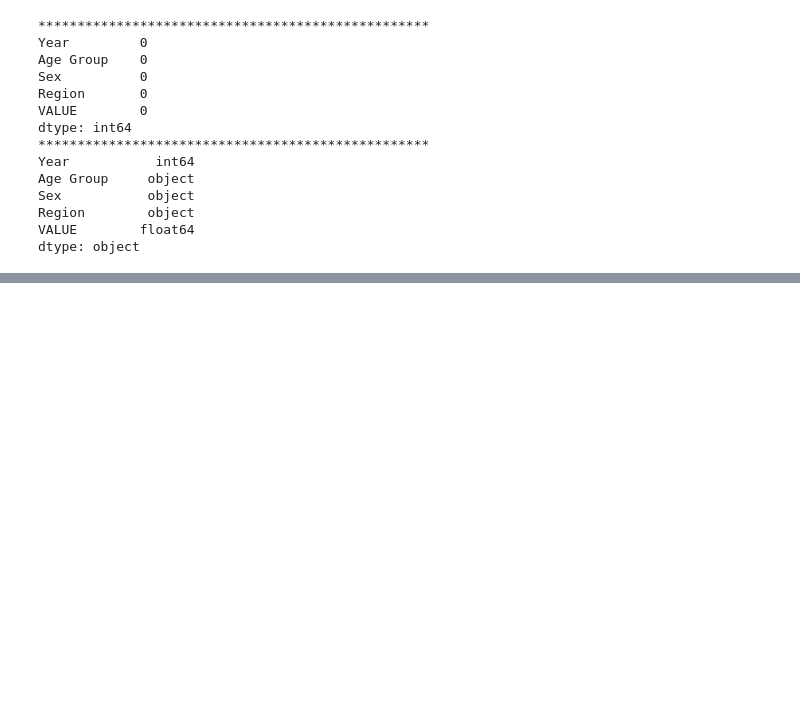
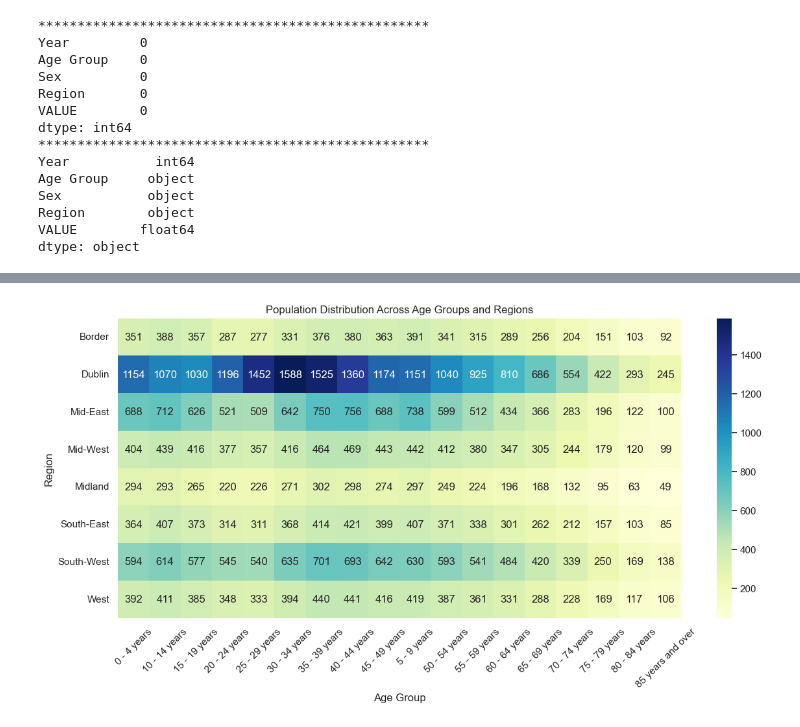
Before and after one commit to waseemmm737/Estimated_Population, a Jupyter notebook: main.ipynb, the cells around one changed output, grey strips where cells are left out. Saved outputs shown, nothing was run; the diff lists cells and outputs as text; code cells hidden in the pictures; blank space fills up the shorter version.

```diff
--- a/main.ipynb
+++ b/main.ipynb
@@ -331,0 +394,14 @@ dtype: object
+# %%
+# Preparing data for the heatmap
+heatmap_data = data.groupby(['Region', 'Age Group'])['VALUE'].sum().unstack()
+
+# Creating the heatmap
+plt.figure(figsize=(14, 6))
+sns.heatmap(heatmap_data, annot=True, cmap="YlGnBu", fmt=".0f")
+plt.title('Population Distribution Across Age Groups and Regions')
+plt.xlabel('Age Group')
+plt.ylabel('Region')
+plt.xticks(rotation=45)
+plt.show()
+# %% [output]
+[figure, added]
```
Also changed, not shown: parts of 12 cells of this notebook.
